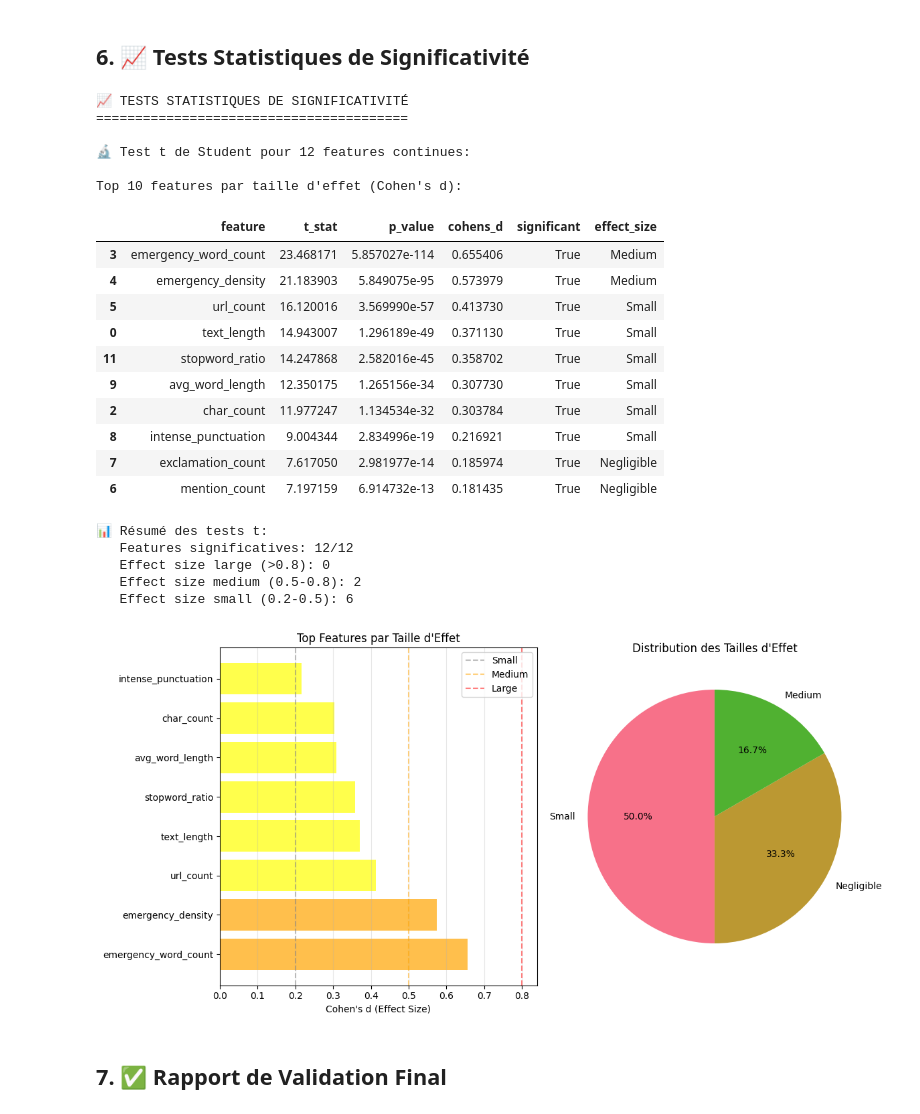
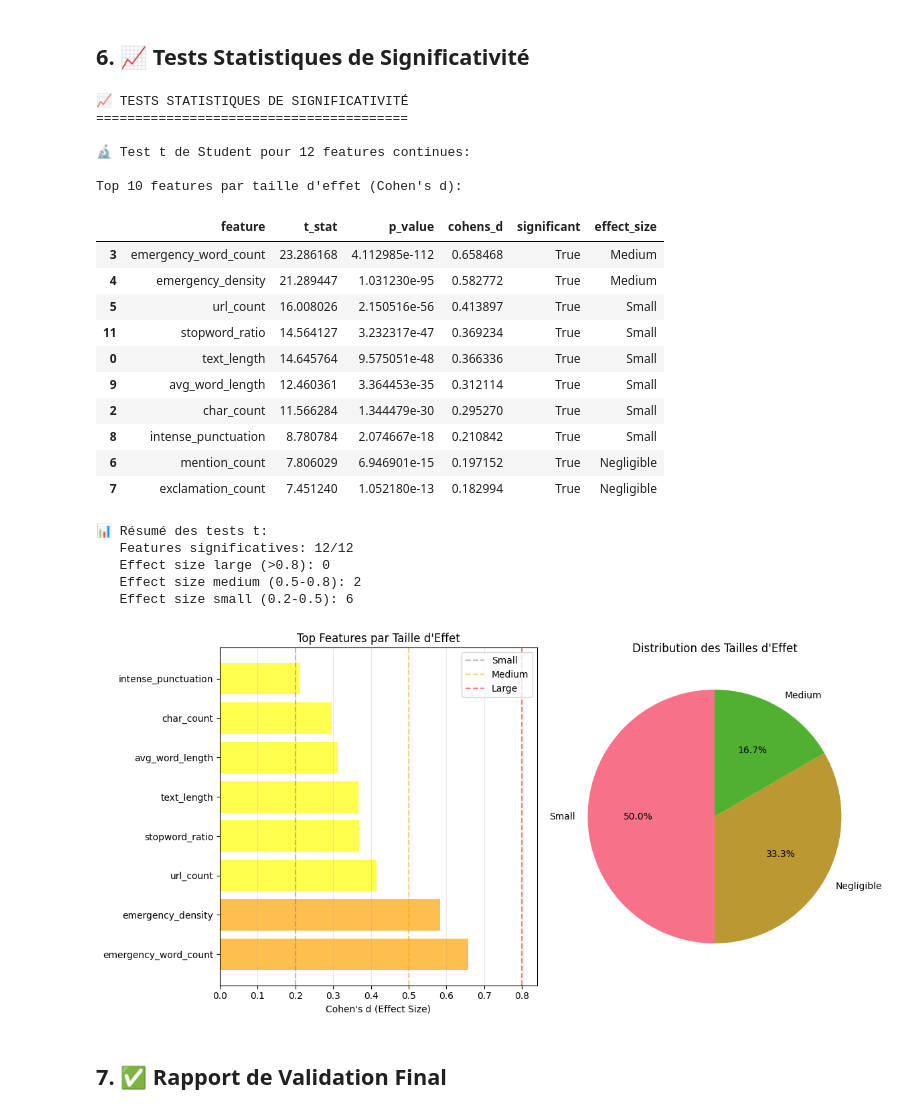
Before and after one commit to pierre-mazard/eye-of-emergency, a Jupyter notebook: notebooks/data_validation.ipynb, the cells around one changed output. Drawn from its saved outputs; the diff is of its cells as text; code cells hidden in the pictures.

```diff
--- a/notebooks/data_validation.ipynb
+++ b/notebooks/data_validation.ipynb
@@ -506,8 +599,8 @@ print("📊 MATRICE DE CORRÉLATION ET ANALYSE DES RELATIONS")
 print("=" * 55)
 
 # Préparation des données pour la matrice de corrélation
-feature_cols = [col for col in train_df.columns if col not in ['id', 'keyword', 'target', 'text_cleaned']]
-correlation_data = train_df[feature_cols + ['target']].copy()
+feature_cols = [col for col in train_final.columns if col not in ['id', 'keyword', 'target', 'text_cleaned']]
+correlation_data = train_final[feature_cols + ['target']].copy()
 
 # Calcul de la matrice de corrélation
 correlation_matrix = correlation_data.corr()
@@ -714,11 +807,11 @@ for rec in recommendations_corr:
 print("🧠 ANALYSE DU POUVOIR PRÉDICTIF")
 print("=" * 35)
 
-if 'target' in train_df.columns:
+if 'target' in train_final.columns:
     # Préparation des données pour l'analyse
-    feature_cols = [col for col in train_df.columns if col not in ['id', 'keyword', 'target', 'text_cleaned']]
-    X = train_df[feature_cols]
-    y = train_df['target']
+    feature_cols = [col for col in train_final.columns if col not in ['id', 'keyword', 'target', 'text_cleaned']]
+    X = train_final[feature_cols]
+    y = train_final['target']
 
     print(f"📊 Analysant {len(feature_cols)} features...")
 
@@ -754,13 +847,13 @@ if 'target' in train_df.columns:
     # Distribution des top 5 features par classe (uniquement numériques continues)
     top_numeric_features = []
     for feature in corr_df.head(5)['feature'].tolist():
-        if train_df[feature].nunique() > 2:  # Features continues uniquement
+        if train_final[feature].nunique() > 2:  # Features continues uniquement
             top_numeric_features.append(feature)
 
     for i, feature in enumerate(top_numeric_features[:3], 2):
         plt.subplot(2, 3, i)
         for target_val in [0, 1]:
-            data = train_df[train_df['target'] == target_val][feature]
+            data = train_final[train_final['target'] == target_val][feature]
             label = 'Non-catastrophe' if target_val == 0 else 'Catastrophe'
             plt.hist(data, alpha=0.7, bins=20, label=label, density=True)
         plt.xlabel(feature)
@@ -775,7 +868,7 @@ if 'target' in train_df.columns:
         if i <= 6:
             plt.subplot(2, 3, i)
             # Créer un tableau de contingence
-            contingency = pd.crosstab(train_df[feature], train_df['target'], normalize='columns') * 100
+            contingency = pd.crosstab(train_final[feature], train_final['target'], normalize='columns') * 100
             contingency.plot(kind='bar', ax=plt.gca(), alpha=0.7)
             plt.title(f'Distribution de {feature} par classe')
             plt.ylabel('Pourcentage (%)')
@@ -815,19 +908,19 @@ print("=" * 65)
 # 1. Features constantes (score = 0)
 constant_features = []
 for col in train_features['feature_names']:
-    if train_df[col].nunique() <= 1:
+    if train_final[col].nunique() <= 1:
         constant_features.append(col)
 
 print(f"🗑️  FEATURES CONSTANTES À SUPPRIMER ({len(constant_features)}):")
 for feat in constant_features:
-    unique_val = train_df[feat].unique()[0]
+    unique_val = train_final[feat].unique()[0]
     print(f"   ❌ {feat}: toujours {unique_val}")
 
 # 2. Features quasi-constantes (>95% même valeur)
 quasi_constant_features = []
 for col in train_features['feature_names']:
     if col not in constant_features:
-        value_counts = train_df[col].value_counts(normalize=True)
+        value_counts = train_final[col].value_counts(normalize=True)
         max_freq = value_counts.iloc[0]
         if max_freq > 0.95:
             quasi_constant_features.append((col, max_freq, value_counts.index[0]))
@@ -933,10 +1026,10 @@ features_removal_config = {
 
 # Sauvegarde pour utilisation dans le script
 import json
-with open('../results/features_removal_config_v3.json', 'w') as f:
+with open('../results/features_removal_config.json', 'w') as f:
     json.dump(features_removal_config, f, indent=2)
 
-print(f"\n💾 Configuration sauvegardée: ../results/features_removal_config_v3.json")
+print(f"\n💾 Configuration sauvegardée: ../results/features_removal_config.json")
 # %% [output]
 🎯 IDENTIFICATION DES FEATURES À SUPPRIMER POUR V3 AMÉLIORÉE
 =================================================================
@@ -958,6 +1051,6 @@ features_to_remove = {
 # %%
 # Analyse plus approfondie du pouvoir prédictif
-if 'target' in train_df.columns and len(corr_df) > 0:
+if 'target' in train_final.columns and len(corr_df) > 0:
     print("\n🔍 ANALYSE APPROFONDIE DU POUVOIR PRÉDICTIF")
     print("=" * 45)
 
@@ -994,7 +1087,7 @@ if 'target' in train_df.columns and len(corr_df) > 0:
     print("\n📊 ANALYSE DES MOYENNES PAR CLASSE")
     print("=" * 35)
 
-    class_means = train_df.groupby('target')[feature_cols].mean()
+    class_means = train_final.groupby('target')[feature_cols].mean()
 
     # Calculer les différences entre classes
     if len(class_means) == 2:
@@ -1036,7 +1129,7 @@ Top 10 features avec plus grande différence de moyenne:
 ## 6. 📈 Tests Statistiques de Significativité
 # %%
 # Tests statistiques de significativité
-if 'target' in train_df.columns:
+if 'target' in train_final.columns:
     print("📈 TESTS STATISTIQUES DE SIGNIFICATIVITÉ")
     print("=" * 40)
 
@@ -1047,8 +1140,8 @@ if 'target' in train_df.columns:
     ttest_results = []
 
     for feature in continuous_features:
-        group_0 = train_df[train_df['target'] == 0][feature]
-        group_1 = train_df[train_df['target'] == 1][feature]
+        group_0 = train_final[train_final['target'] == 0][feature]
+        group_1 = train_final[train_final['target'] == 1][feature]
 
         # Test t pour échantillons indépendants
         t_stat, p_value = stats.ttest_ind(group_0, group_1, equal_var=False)
@@ -1095,44 +1188,44 @@ if 'target' in train_df.columns:
     # Ajout de lignes de référence
     plt.axvline(x=0.2, color='gray', linestyle='--', alpha=0.5, label='Small')
     plt.axvline(x=0.5, color='orange', linestyle='--', alpha=0.5, label='Medium')
     plt.axvline(x=0.8, color='red', linestyle='--', alpha=0.5, label='Large')
     plt.legend()
 
     plt.subplot(1, 2, 2)
     effect_categories = ttest_df['effect_size'].value_counts()
     plt.pie(effect_categories.values, labels=effect_categories.index, autopct='%1.1f%%', startangle=90)
     plt.title('Distribution des Tailles d\'Effet')
 
     plt.tight_layout()
     plt.show()
 
 else:
     print("⚠️  Pas de colonne target disponible pour les tests statistiques")
     ttest_df = pd.DataFrame()
 # %% [output]
 📈 TESTS STATISTIQUES DE SIGNIFICATIVITÉ
 ========================================
 
 🔬 Test t de Student pour 12 features continues:
 
 Top 10 features par taille d'effet (Cohen's d):
 |  | feature | t_stat | p_value | cohens_d | significant | effect_size |
-| 3 | emergency_word_count | 23.468171 | 5.857027e-114 | 0.655406 | True | Medium |
-| 4 | emergency_density | 21.183903 | 5.849075e-95 | 0.573979 | True | Medium |
-| 5 | url_count | 16.120016 | 3.569990e-57 | 0.413730 | True | Small |
-| 0 | text_length | 14.943007 | 1.296189e-49 | 0.371130 | True | Small |
-| 11 | stopword_ratio | 14.247868 | 2.582016e-45 | 0.358702 | True | Small |
-| 9 | avg_word_length | 12.350175 | 1.265156e-34 | 0.307730 | True | Small |
-| 2 | char_count | 11.977247 | 1.134534e-32 | 0.303784 | True | Small |
-| 8 | intense_punctuation | 9.004344 | 2.834996e-19 | 0.216921 | True | Small |
-| 7 | exclamation_count | 7.617050 | 2.981977e-14 | 0.185974 | True | Negligible |
-| 6 | mention_count | 7.197159 | 6.914732e-13 | 0.181435 | True | Negligible |
+| 3 | emergency_word_count | 23.286168 | 4.112985e-112 | 0.658468 | True | Medium |
+| 4 | emergency_density | 21.289447 | 1.031230e-95 | 0.582772 | True | Medium |
+| 5 | url_count | 16.008026 | 2.150516e-56 | 0.413897 | True | Small |
+| 11 | stopword_ratio | 14.564127 | 3.232317e-47 | 0.369234 | True | Small |
+| 0 | text_length | 14.645764 | 9.575051e-48 | 0.366336 | True | Small |
+| 9 | avg_word_length | 12.460361 | 3.364453e-35 | 0.312114 | True | Small |
+| 2 | char_count | 11.566284 | 1.344479e-30 | 0.295270 | True | Small |
+| 8 | intense_punctuation | 8.780784 | 2.074667e-18 | 0.210842 | True | Small |
+| 6 | mention_count | 7.806029 | 6.946901e-15 | 0.197152 | True | Negligible |
+| 7 | exclamation_count | 7.451240 | 1.052180e-13 | 0.182994 | True | Negligible |
 📊 Résumé des tests t:
    Features significatives: 12/12
    Effect size large (>0.8): 0
    Effect size medium (0.5-0.8): 2
    Effect size small (0.2-0.5): 6
-[figure, old version]
+[figure, new version]
 # %% [markdown]
 ## 7. ✅ Rapport de Validation Final
 # %% [markdown]
```
Also changed, not shown: parts of 16 cells of this notebook, 26 other files.
